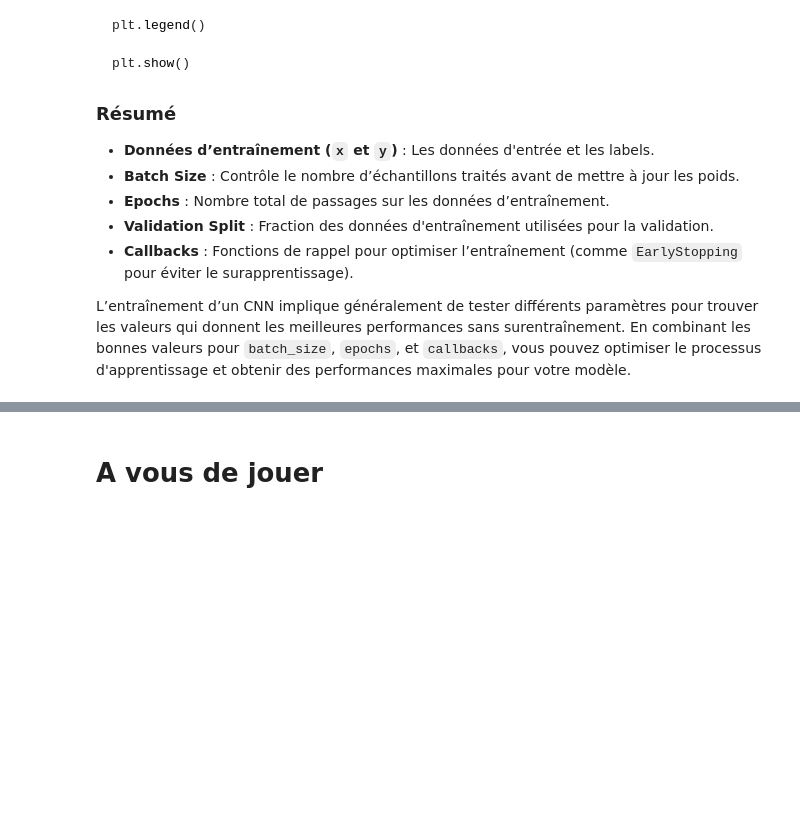
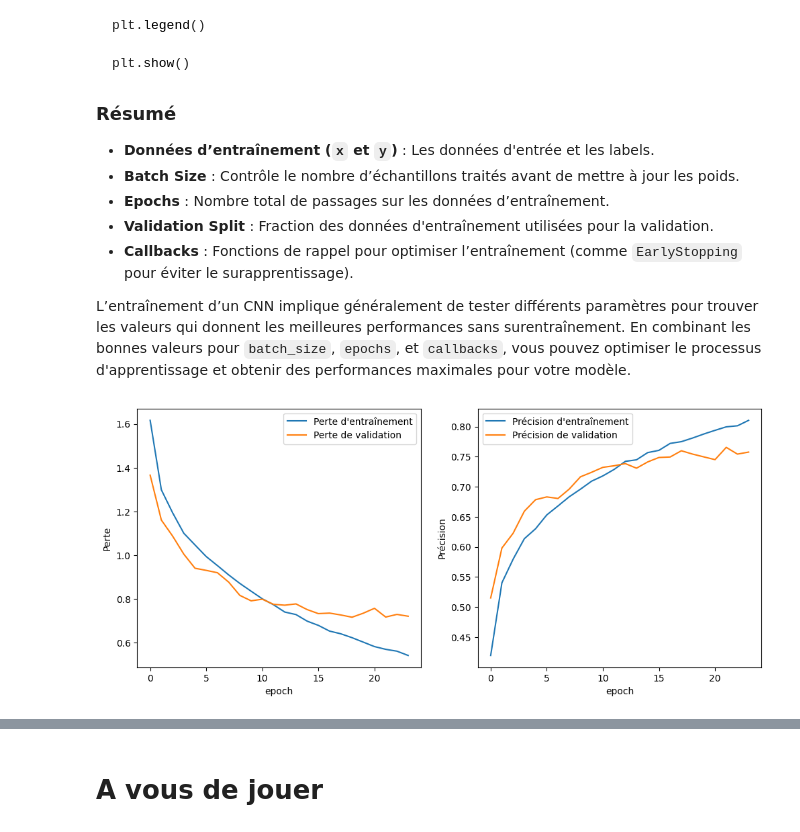
Before and after one commit to TonyVallad/Simplon, a Jupyter notebook: Notebooks/TensorFlow/A_04_04_Intro_CNN_TF.ipynb, the cells around one changed output, grey strips where cells are left out. Cells and saved outputs as stored; diff of their text form; code cells hidden in the pictures; blank space fills up the shorter version.

````diff
--- a/Notebooks/TensorFlow/A_04_04_Intro_CNN_TF.ipynb
+++ b/Notebooks/TensorFlow/A_04_04_Intro_CNN_TF.ipynb
@@ -352,7 +395,11 @@ model.compile(
 
 En résumé, la configuration de la compilation dépend fortement du type de tâche (classification binaire, multi-classes, régression) et de la nature des données. Adapter correctement ces paramètres garantit que le modèle apprendra de manière optimale et que les métriques utilisées seront pertinentes pour évaluer les performances réelles du modèle.
 # %%
-# A vous de jouer
+model.compile(
+    optimizer='adam',
+    loss='categorical_crossentropy',
+    metrics=['accuracy']
+)
 # %% [markdown]
 L'entraînement d'un modèle dans Keras consiste à exécuter le processus d'apprentissage sur un ensemble de données en utilisant la fonction `fit`. Lors de l'entraînement, le modèle ajuste ses poids pour minimiser la fonction de perte spécifiée lors de la compilation. Cette section explique comment utiliser la fonction `fit` avec différents paramètres pour entraîner le modèle, et quelles options sont disponibles pour optimiser l'apprentissage.
 
@@ -440,4 +487,19 @@ history = model.fit(
 )
 ```
 # %%
-# A vous de jouer
+from tensorflow.keras.callbacks import EarlyStopping
+
+early_stopping = EarlyStopping(
+    monitor='val_loss',    # Surveille la perte de validation
+    patience=5,            # Arrête l’entraînement après 3 epochs sans amélioration
+    restore_best_weights=True  # Restaure les poids du meilleur modèle
+)
+
+history = model.fit(
+    x_train,              # Données d'entraînement
+    y_train,              # Labels d'entraînement
+    batch_size=128,       # Taille du batch
+    epochs=50,            # Nombre d'epochs
+    validation_split=0.1, # Fraction de validation
+    callbacks=[early_stopping]  # Callbacks (optionnel)
+)
@@ -481,7 +561,28 @@ plt.show()
 
 L’entraînement d’un CNN implique généralement de tester différents paramètres pour trouver les valeurs qui donnent les meilleures performances sans surentraînement. En combinant les bonnes valeurs pour `batch_size`, `epochs`, et `callbacks`, vous pouvez optimiser le processus d'apprentissage et obtenir des performances maximales pour votre modèle.
 # %%
-# A vous de jouer
+import matplotlib.pyplot as plt
+
+# Affichage de la perte
+plt.figure(figsize=(12, 5))
+plt.subplot(1, 2, 1)
+plt.plot(history.history['loss'], label="Perte d'entraînement")
+plt.plot(history.history['val_loss'], label="Perte de validation")
+plt.xlabel("epoch")
+plt.ylabel("Perte")
+plt.legend()
+
+# Affichage de la précision
+plt.subplot(1, 2, 2)
+plt.plot(history.history['accuracy'], label="Précision d'entraînement")
+plt.plot(history.history['val_accuracy'], label="Précision de validation")
+plt.xlabel("epoch")
+plt.ylabel("Précision")
+plt.legend()
+
+plt.show()
+# %% [output]
+[figure, added]
 # %% [markdown]
 ### Exemple de surapprentissage
 
````
Also changed, not shown: parts of 6 cells of this notebook.
